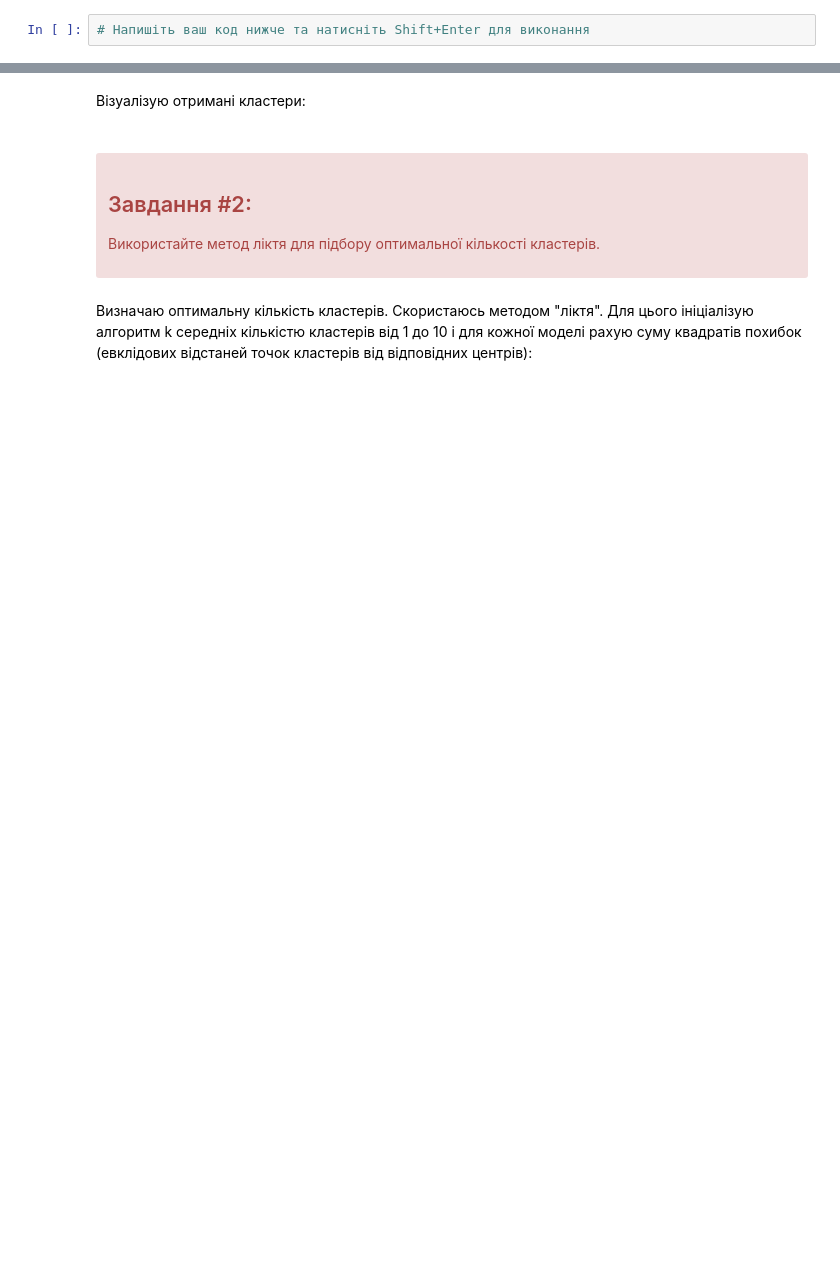
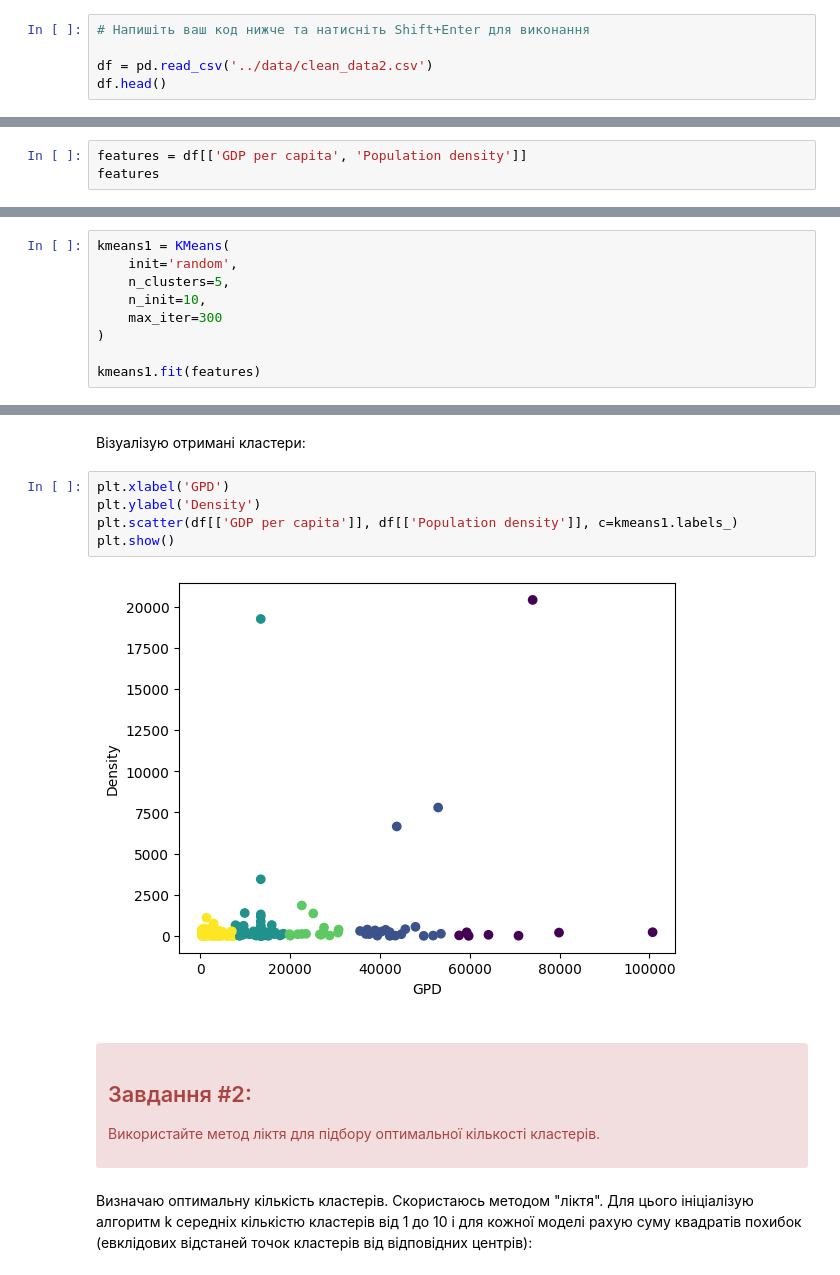
Before and after one commit to slavikDe/data_analise_labs, a Jupyter notebook: py5/DA_6_1.ipynb, the cells around one changed output, grey strips where cells are left out. Drawn from its saved outputs; the diff is of its cells as text; blank space fills up the shorter version.

```diff
--- a/py5/DA_6_1.ipynb
+++ b/py5/DA_6_1.ipynb
@@ -35,2 +52,5 @@
 # %%
 # Напишіть ваш код нижче та натисніть Shift+Enter для виконання
+
+df = pd.read_csv('../data/clean_data2.csv')
+df.head()
@@ -37,2 +64,5 @@
 # %% [markdown]
 Виділяю параметри для кластеризації
+# %%
+features = df[['GDP per capita', 'Population density']]
+features
@@ -39,2 +83,11 @@
 # %% [markdown]
 Будую модель методом k середніх з кількістю кластерів 5
+# %%
+kmeans1 = KMeans(
+    init='random',
+    n_clusters=5,
+    n_init=10,
+    max_iter=300
+)
+
+kmeans1.fit(features)
@@ -45,5 +121,12 @@
 # %% [markdown]
 <p>Візуалізую отримані кластери:</p>
+# %%
+plt.xlabel('GPD')
+plt.ylabel('Density')
+plt.scatter(df[['GDP per capita']], df[['Population density']], c=kmeans1.labels_)
+plt.show()
+# %% [output]
+[figure, added]
 # %% [markdown]
 <a name="task2"></a>
 <div class="alert alert-danger alertdanger" style="margin-top: 20px">
```
Also changed, not shown: parts of 46 cells of this notebook, 1 other file.
